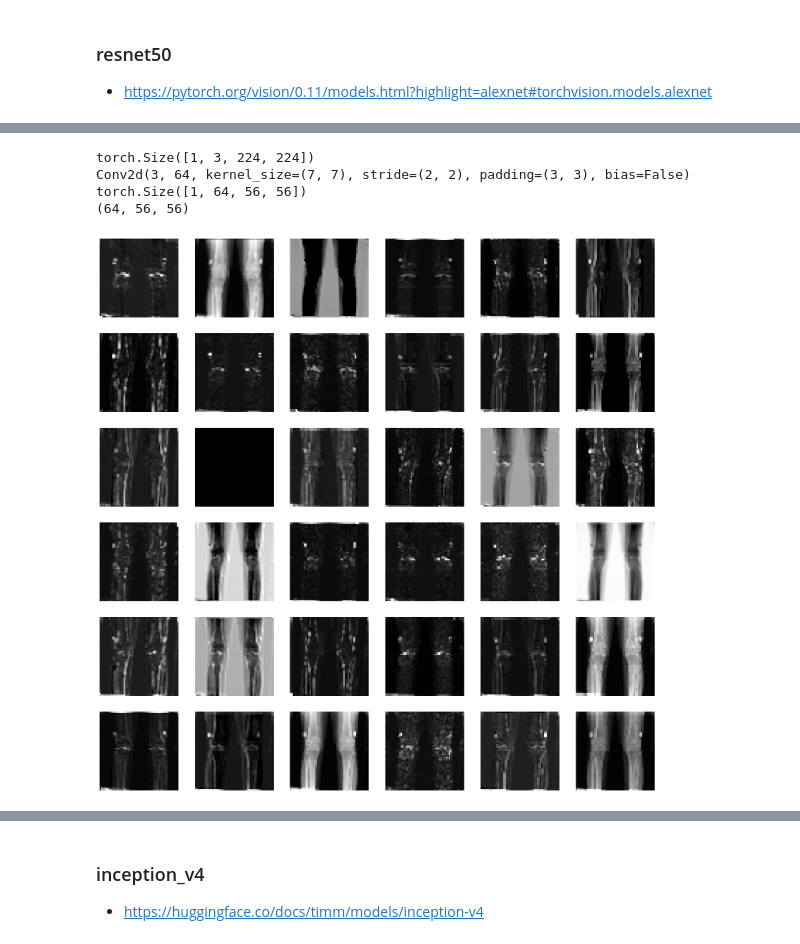
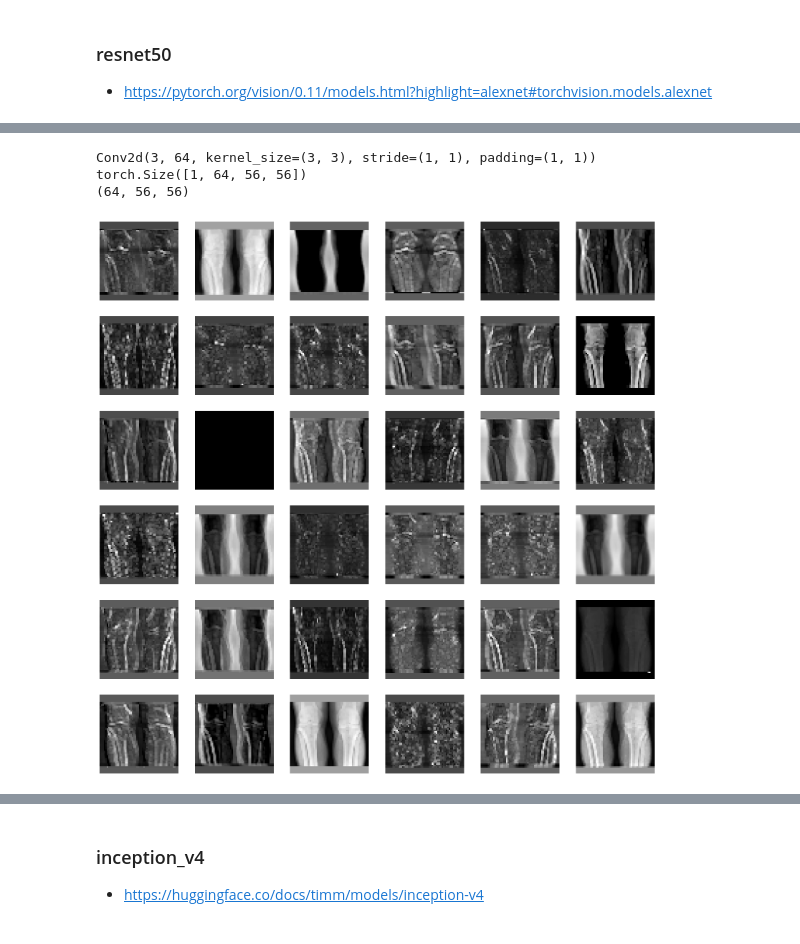
Before and after one commit to cvyancheng/DL_FinalProject, a Jupyter notebook: main.ipynb, the cells around one changed output, grey strips where cells are left out. Drawn from its saved outputs; the diff is of its cells as text; code cells hidden in the pictures.

```diff
--- a/main.ipynb
+++ b/main.ipynb
@@ -128,10 +179,6 @@ Inference time: 16.2609 milliseconds
 # %%
 # Show the feature map
 layer1 = model.features[0]
-input,output = next(iter(train_loader))
-print(input.shape)
-input = input.to(device)
-output = output.to(device)
 feature_map = layer1.forward(input)
 print(layer1)
 print(feature_map.shape)
@@ -142,5 +189,5 @@ print(feature_image.shape)
 plt.figure(figsize=(20, 20))
 for i in range(36):
     plt.subplot(6, 6, i+1)
-    plt.imshow(feature_image[i], cmap='gray')
+    plt.imshow(normalize(feature_image[i]), cmap='gray')
     plt.axis('off')
@@ -185,0 +296,15 @@ Inference time: 46.3923 milliseconds
+# %%
+# Show the feature map
+layer1 = model.features[0]
+feature_map = layer1.forward(input)
+print(layer1)
+print(feature_map.shape)
+
+# Show the feature map
+feature_image = feature_map.squeeze().cpu().detach().numpy()
+print(feature_image.shape)
+plt.figure(figsize=(20, 20))
+for i in range(36):
+    plt.subplot(6, 6, i+1)
+    plt.imshow(normalize(feature_image[i]), cmap='gray')
+    plt.axis('off')
@@ -222,4 +394,0 @@ Inference time: 107.1582 milliseconds
-# %%
-layer1 = model.conv1
-print(input.shape)
-layer1.forward(input)
@@ -245,30 +415,24 @@ tensor([[[[ 2.7659e-01,  3.3152e-01,  1.8159e-01,  ...,  1.8014e-01,
 # %%
 # show the feature map
-# resnet_trainer.show_feature_map()
 
 # layer1 = model.conv1
-input,output = next(iter(train_loader))
-print(input.shape)
-input = input.to(device)
-output = output.to(device)
 feature_map = model.conv1.forward(input)
 feature_map = model.bn1.forward(feature_map)
 feature_map = model.relu.forward(feature_map)
 feature_map = model.maxpool.forward(feature_map)
 print(layer1)
 print(feature_map.shape)
 
 # Show the feature map
 feature_image = feature_map.squeeze().cpu().detach().numpy()
 print(feature_image.shape)
 plt.figure(figsize=(20, 20))
 for i in range(36):
     plt.subplot(6, 6, i+1)
-    plt.imshow(feature_image[i], cmap='gray')
+    plt.imshow(normalize(feature_image[i]), cmap='gray')
     plt.axis('off')
 # %% [output]
-torch.Size([1, 3, 224, 224])
-Conv2d(3, 64, kernel_size=(7, 7), stride=(2, 2), padding=(3, 3), bias=False)
+Conv2d(3, 64, kernel_size=(3, 3), stride=(1, 1), padding=(1, 1))
 torch.Size([1, 64, 56, 56])
 (64, 56, 56)
-[figure, old version]
+[figure, new version]
```
Also changed, not shown: parts of 39 cells of this notebook.
